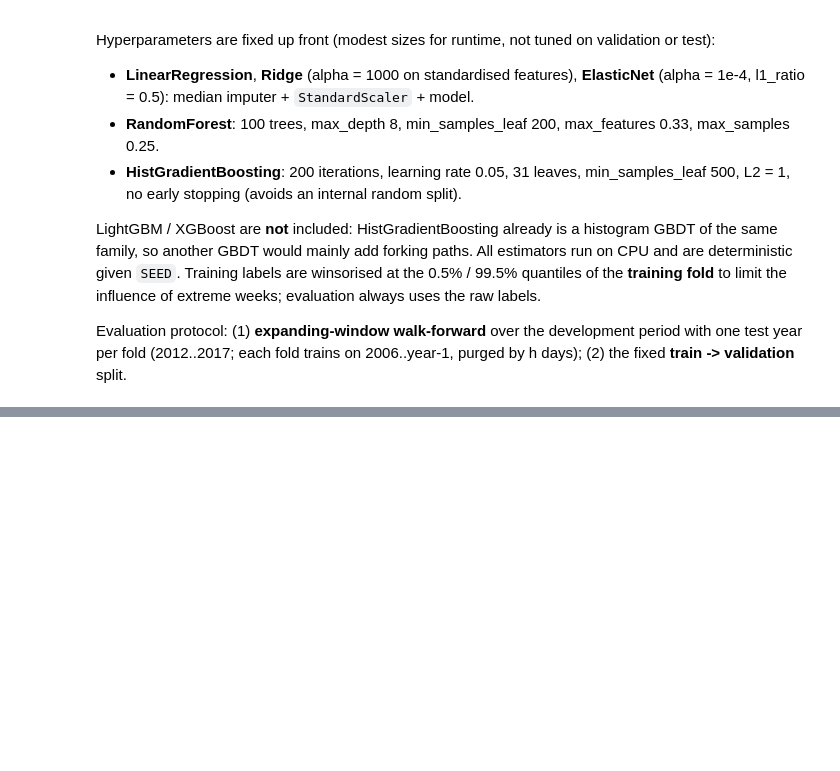
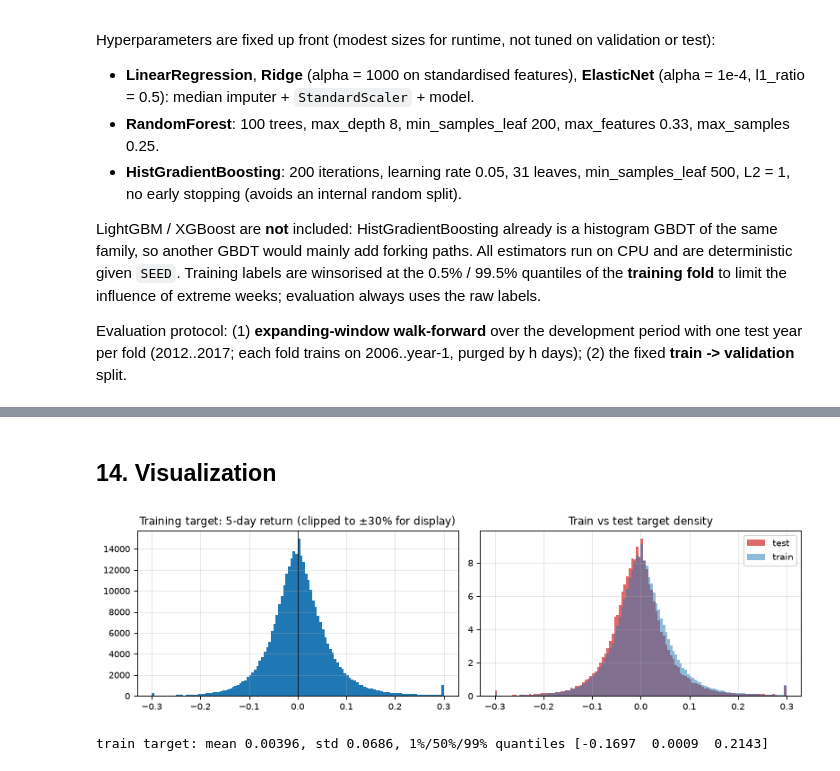
Before and after one commit to obstinix/NiftyQuant, a Jupyter notebook: NiftyQuant.ipynb, the cells around one changed output, grey strips where cells are left out. Drawn from its saved outputs; the diff is of its cells as text; code cells hidden in the pictures; blank space fills up the shorter version.

```diff
--- a/NiftyQuant.ipynb
+++ b/NiftyQuant.ipynb
@@ -891,0 +1152,18 @@ train -> validation: 12s
+# %% [markdown]
+## 14. Visualization
+# %%
+y_tr = Y_ALL[M_TRAIN]
+fig, ax = plt.subplots(1, 2, figsize=(10, 3))
+ax[0].hist(np.clip(y_tr, -0.3, 0.3), bins=120, color="tab:blue")
+ax[0].set_title(f"Training target: {HORIZON}-day return (clipped to ±30% for display)")
+ax[0].axvline(0, c="k", lw=0.7)
+q = np.quantile(y_tr, [0.01, 0.5, 0.99])
+ax[1].hist(np.clip(Y_ALL[M_TEST], -0.3, 0.3), bins=120, color="tab:red", alpha=0.7, density=True, label="test")
+ax[1].hist(np.clip(y_tr, -0.3, 0.3), bins=120, color="tab:blue", alpha=0.5, density=True, label="train")
+ax[1].legend(); ax[1].set_title("Train vs test target density")
+fig.tight_layout()
+save_fig(fig, "fig_target_distribution.png")
+print(f"train target: mean {y_tr.mean():.5f}, std {y_tr.std():.4f}, 1%/50%/99% quantiles {np.round(q, 4)}")
+# %% [output]
+[figure, added]
+train target: mean 0.00396, std 0.0686, 1%/50%/99% quantiles [-0.1697  0.0009  0.2143]
```
Also changed, not shown: parts of 22 cells of this notebook, 15 other files.
